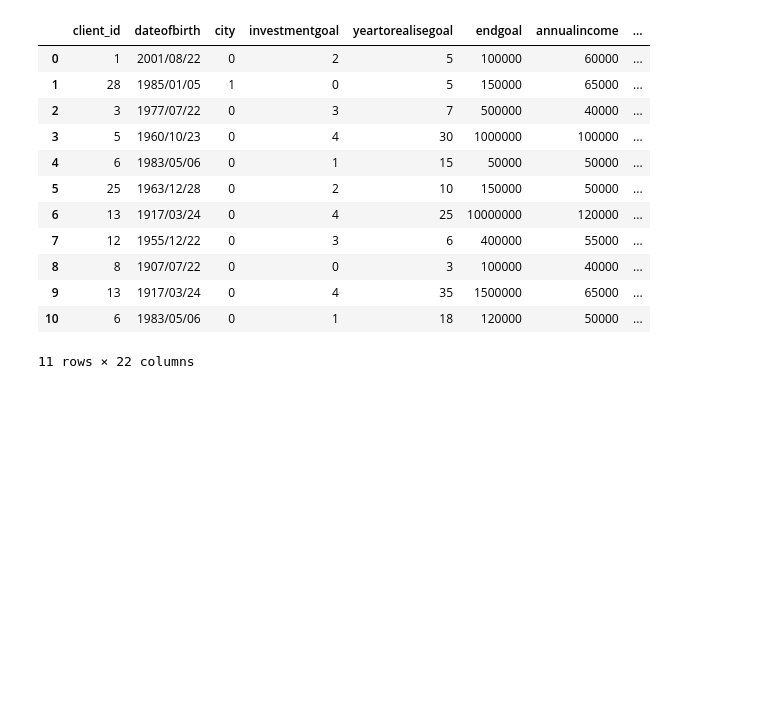
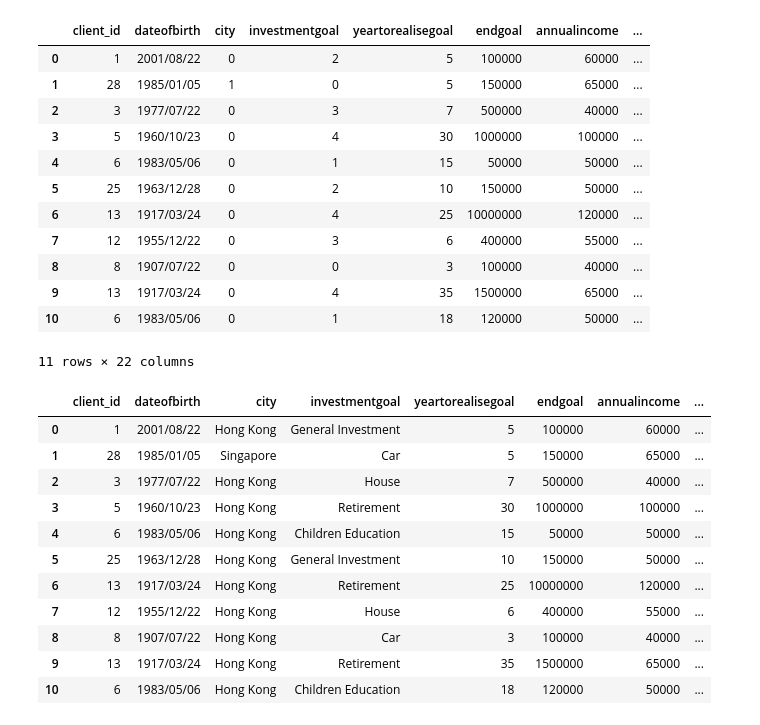
Before and after one commit to minhnguyen168/TheGeeks, a Jupyter notebook: hi.ipynb, the cells around one changed output. Cells and saved outputs as stored; diff of their text form; code cells hidden in the pictures; blank space fills up the shorter version.

```diff
--- a/hi.ipynb
+++ b/hi.ipynb
@@ -203,3 +199,42 @@ df
 | 9 | 13 | 1917/03/24 | 0 | 4 | 35 | 1500000 | 65000 | ... |
 | 10 | 6 | 1983/05/06 | 0 | 1 | 18 | 120000 | 50000 | ... |
 11 rows × 22 columns
+# %%
+# Import libraries
+import numpy as np
+import pandas as pd
+import datetime
+import matplotlib
+from datetime import datetime
+from matplotlib import colors
+import plotly.express as px
+import seaborn as sns
+from sklearn.preprocessing import LabelEncoder
+from sklearn.preprocessing import StandardScaler
+from sklearn.decomposition import PCA
+import matplotlib.pyplot as plt, numpy as np
+from mpl_toolkits.mplot3d import Axes3D
+from sklearn.cluster import AgglomerativeClustering
+from matplotlib.colors import ListedColormap
+from sklearn import metrics
+
+import warnings
+import sys
+from app import db
+df=db.session.execute('SELECT c.client_id, u.dateofbirth, u.city, f.investmentgoal, f.yeartorealisegoal, f.endgoal, f.annualincome, f.estimatednetworth, f.topupamountmonthly, f.valueofcurrentinvestment, f.equity, f.fixedincome, f.forexcommodities, f.mutualfund, f.crypto, f.realestate, f.otherinvestment, f.prioritiesofinvestment, f.riskappetite, f.dropvalue FROM User u, Client c, FinancialGoal f WHERE u.banker=0 AND u.id =c.userid AND c.client_id=f.client_id')
+df =pd.DataFrame(df)
+# %%
+df
+# %% [output]
+|  | client_id | dateofbirth | city | investmentgoal | yeartorealisegoal | endgoal | annualincome | ... |
+| 0 | 1 | 2001/08/22 | Hong Kong | General Investment | 5 | 100000 | 60000 | ... |
+| 1 | 28 | 1985/01/05 | Singapore | Car | 5 | 150000 | 65000 | ... |
+| 2 | 3 | 1977/07/22 | Hong Kong | House | 7 | 500000 | 40000 | ... |
+| 3 | 5 | 1960/10/23 | Hong Kong | Retirement | 30 | 1000000 | 100000 | ... |
+| 4 | 6 | 1983/05/06 | Hong Kong | Children Education | 15 | 50000 | 50000 | ... |
+| 5 | 25 | 1963/12/28 | Hong Kong | General Investment | 10 | 150000 | 50000 | ... |
+| 6 | 13 | 1917/03/24 | Hong Kong | Retirement | 25 | 10000000 | 120000 | ... |
+| 7 | 12 | 1955/12/22 | Hong Kong | House | 6 | 400000 | 55000 | ... |
+| 8 | 8 | 1907/07/22 | Hong Kong | Car | 3 | 100000 | 40000 | ... |
+| 9 | 13 | 1917/03/24 | Hong Kong | Retirement | 35 | 1500000 | 65000 | ... |
+| 10 | 6 | 1983/05/06 | Hong Kong | Children Education | 18 | 120000 | 50000 | ... |
```
Also changed, not shown: parts of 4 cells of this notebook, 9 other files.
